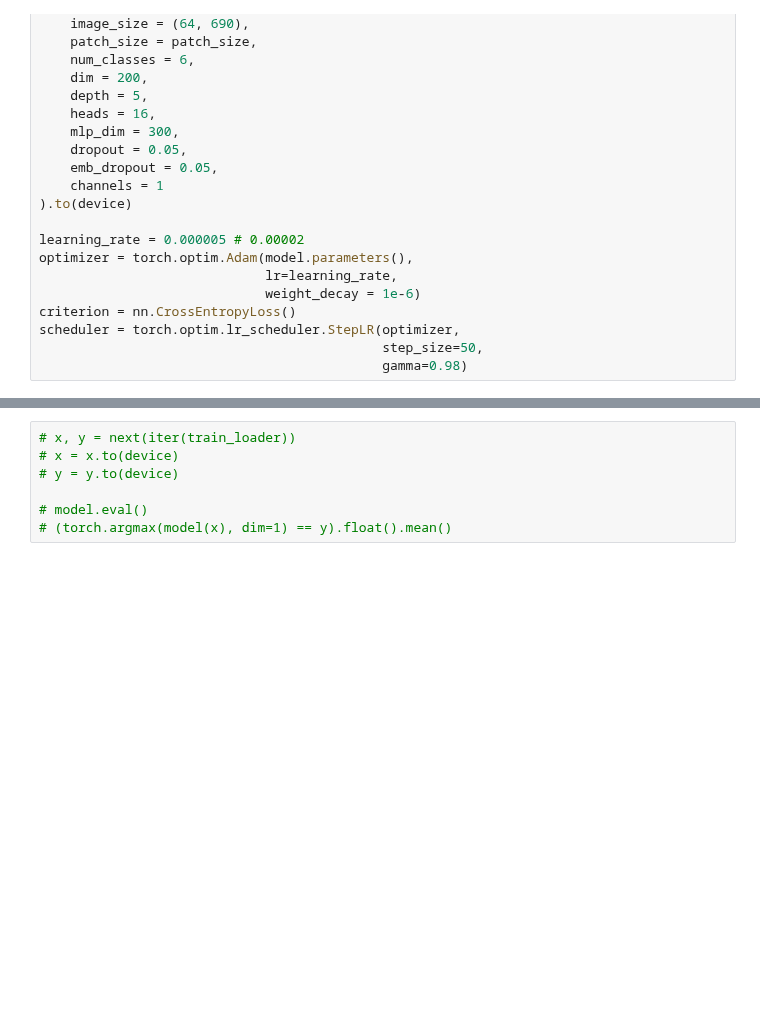
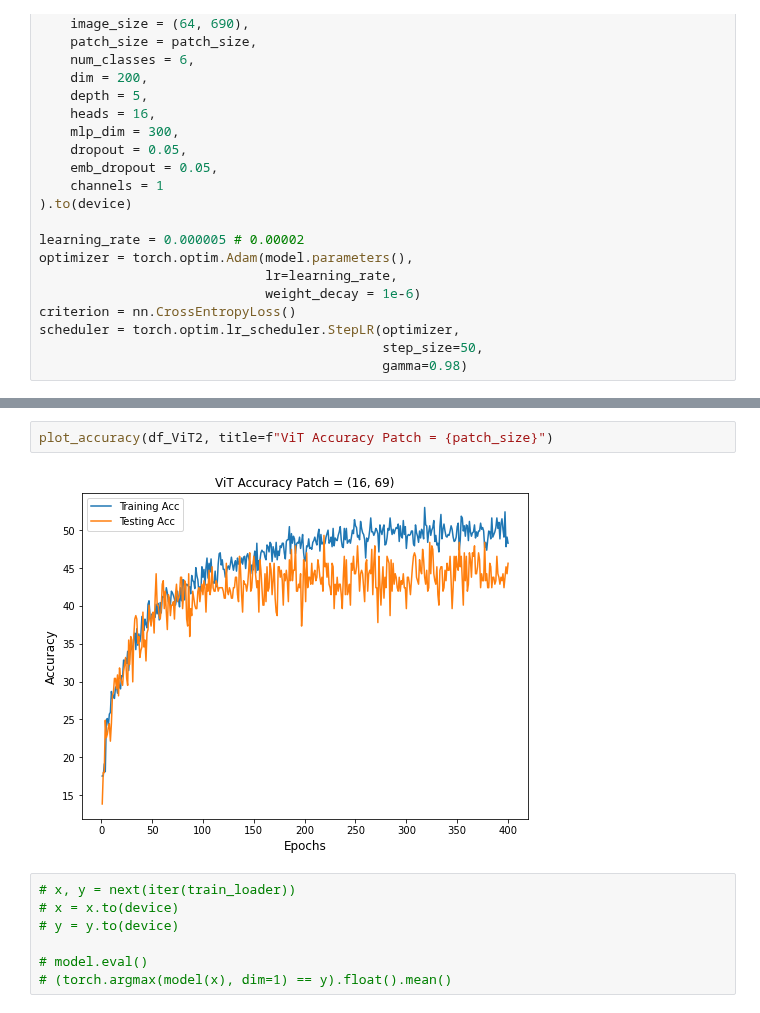
Before and after one commit to pakdaniel/DataMiningFinal, a Jupyter notebook: DataMiningFinal.ipynb, the cells around one changed output, grey strips where cells are left out. Cells and saved outputs as stored; diff of their text form; blank space fills up the shorter version.

```diff
--- a/DataMiningFinal.ipynb
+++ b/DataMiningFinal.ipynb
@@ -935,3 +902,7 @@ Wall time: 28min 16s
+# %%
+plot_accuracy(df_ViT2, title=f"ViT Accuracy Patch = {patch_size}")
+# %% [output]
+[figure, added]
 # %%
 # x, y = next(iter(train_loader))
 # x = x.to(device)
```
Also changed, not shown: parts of 13 cells of this notebook.
